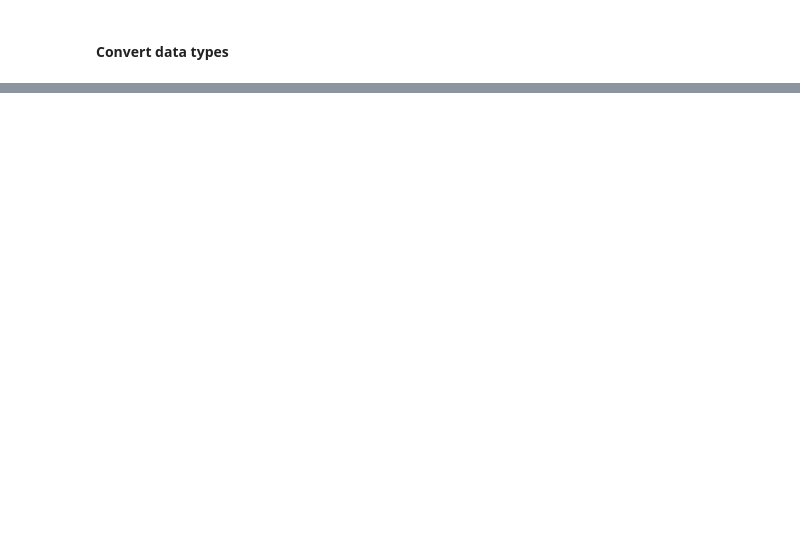
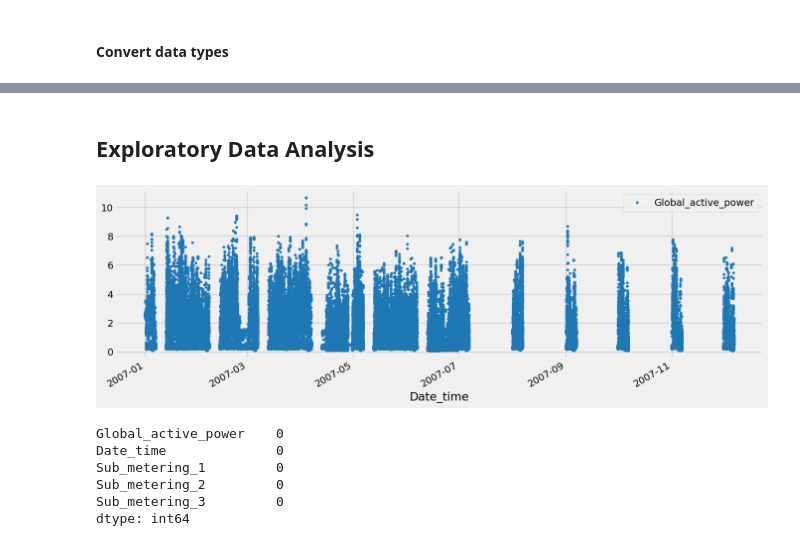
Before and after one commit to victorchaw/Analysis-from-Kaggle, a Jupyter notebook: household-electricity-consumption.ipynb, the cells around one changed output, grey strips where cells are left out. Cells and saved outputs as stored; diff of their text form; code cells hidden in the pictures; blank space fills up the shorter version.

Commit message:
Power_consumption_with_ML_models | Version 3

```diff
--- a/household-electricity-consumption.ipynb
+++ b/household-electricity-consumption.ipynb
@@ -91,13 +96,2 @@ memory usage: 19.9+ MB
 # %% [markdown]
 #### Convert data types
-# %%
-# Date time type
-df['Date_time'] = pd.to_datetime(df['Date'] + ' ' + df['Time'])
-df['Date'] = pd.to_datetime(df['Date'])
-df['Time'] = pd.to_datetime(df['Time'])
-df = df.sort_values('Date')
-# df.index = df.set_index(df['Date_time']) #If you don't want to add to a new column or replace to the existing columns
-
-# Numeric type
-col_to_num = ['Global_active_power', 'Global_reactive_power','Voltage', 'Global_intensity', 'Sub_metering_1', 'Sub_metering_2','Sub_metering_3']
-df[col_to_num] = df[col_to_num].apply(lambda x : pd.to_numeric(x, errors='coerce') )
@@ -140,0 +98,7 @@ dtype: int64
+# %%
+df['Date_time'] = pd.to_datetime(df['Date'] + ' ' + df['Time'])
+df = df[['Global_active_power', 'Date_time', 'Sub_metering_1', 'Sub_metering_2', 'Sub_metering_3']]
+df['Global_active_power'] = pd.to_numeric(df['Global_active_power'], errors='coerce')
+df['Sub_metering_1'] = pd.to_numeric(df['Sub_metering_1'], errors='coerce')
+df['Sub_metering_2'] = pd.to_numeric(df['Sub_metering_2'], errors='coerce')
+df['Sub_metering_3'] = pd.to_numeric(df['Sub_metering_3'], errors='coerce')
@@ -140,0 +107,12 @@ dtype: int64
+# %%
+from sklearn.preprocessing import RobustScaler
+
+# Fill na with values forward
+print(f'Missing Value found: {df.isna().sum()}')
+print('*'*100)
+df = df.fillna(method='ffill')
+
+# Transform data with RobustScaler
+rs = RobustScaler()
+num_cols = ['Sub_metering_1', 'Sub_metering_2','Sub_metering_3']
+df[num_cols] = rs.fit_transform(df[num_cols])
@@ -140,0 +136,22 @@ dtype: int64
+# %%
+num_cols = ['Sub_metering_1', 'Sub_metering_2','Sub_metering_3']
+df[num_cols] = rs.fit_transform(df[num_cols])
+# %% [markdown]
+## Exploratory Data Analysis
+# %%
+df.plot(x='Date_time', y='Global_active_power',style='.',
+        figsize=(15, 5),
+        color=color_pal[0])
+plt.show()
+# %% [output]
+[figure, added]
+# %%
+# The data has periodic gaps, so we check for missing values
+df.isna().sum()
+# %% [output]
+Global_active_power    0
+Date_time              0
+Sub_metering_1         0
+Sub_metering_2         0
+Sub_metering_3         0
+dtype: int64
```
Also changed, not shown: parts of 65 cells of this notebook.
